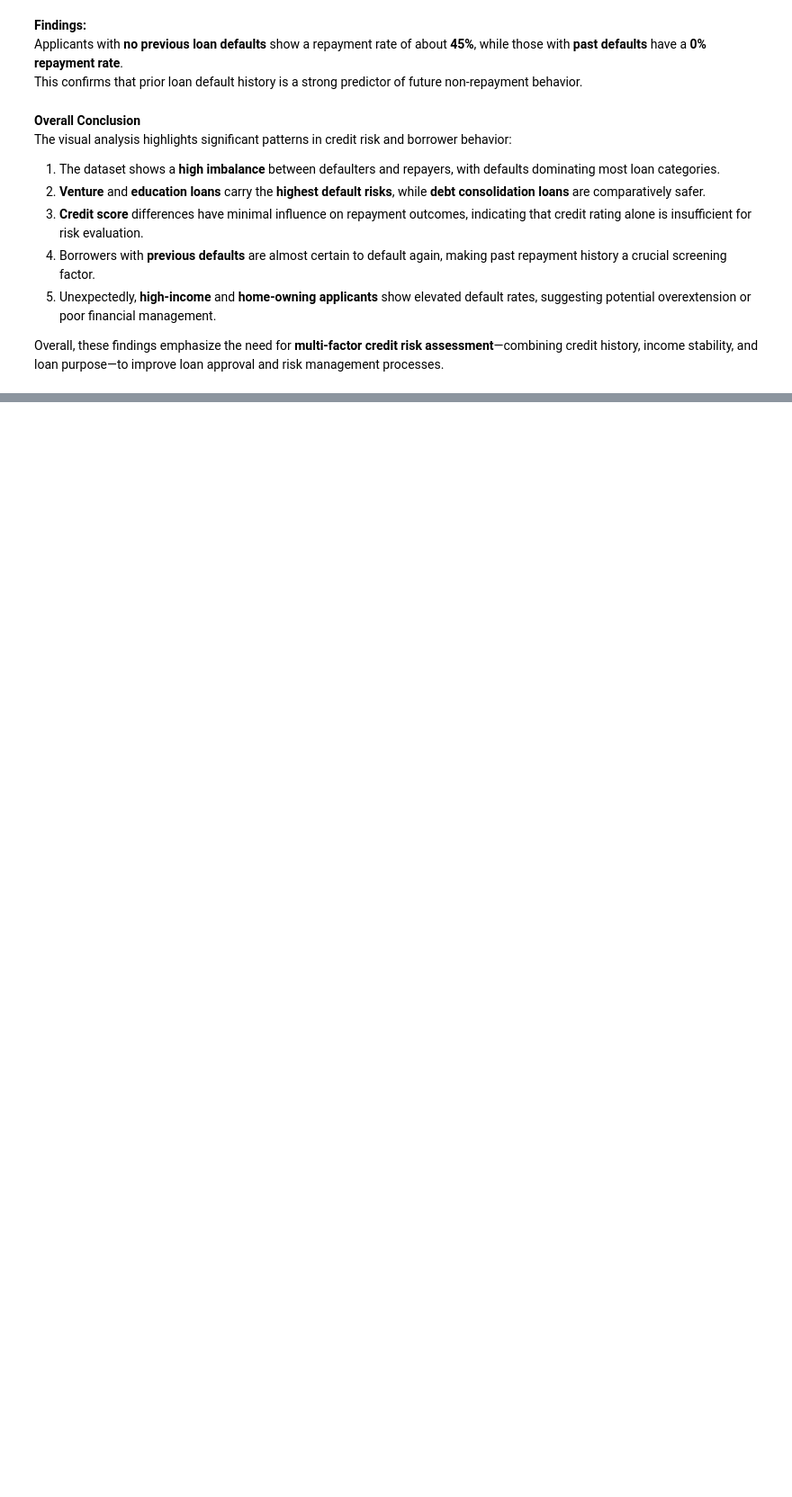
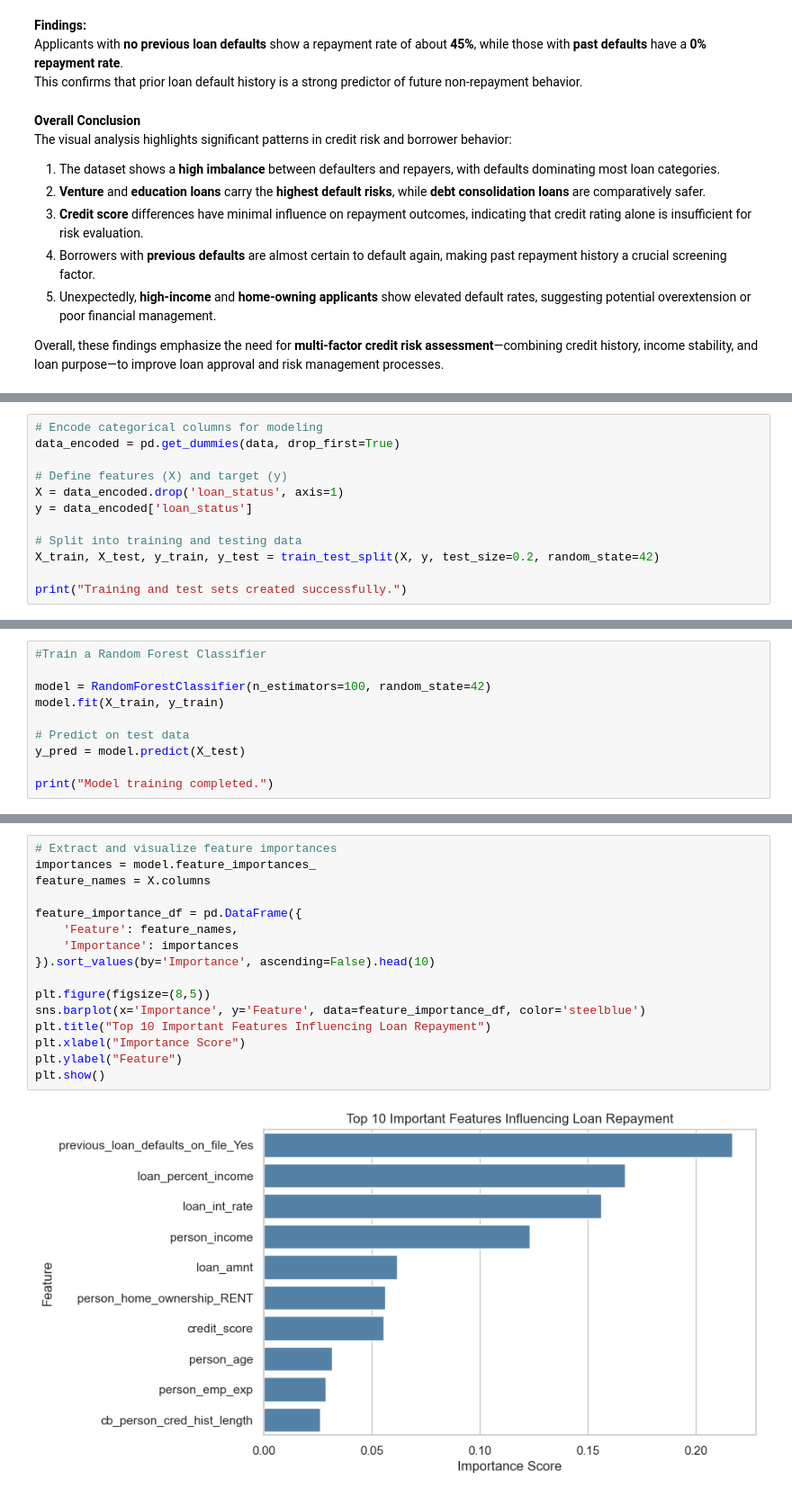
Before and after one commit to LinetLydia/Bank_Loans_Analysis, a Jupyter notebook: bank_loan.ipynb, the cells around one changed output, grey strips where cells are left out. Shown at 90% size. Saved outputs shown, nothing was run; the diff lists cells and outputs as text; blank space fills up the shorter version.

Commit message:
Predictive Modeling (Credit Risk Classification)

```diff
--- a/bank_loan.ipynb
+++ b/bank_loan.ipynb
@@ -560,0 +571,12 @@ Overall, these findings emphasize the need for **multi-factor credit risk assess
+# %%
+# Encode categorical columns for modeling
+data_encoded = pd.get_dummies(data, drop_first=True)
+
+# Define features (X) and target (y)
+X = data_encoded.drop('loan_status', axis=1)
+y = data_encoded['loan_status']
+
+# Split into training and testing data
+X_train, X_test, y_train, y_test = train_test_split(X, y, test_size=0.2, random_state=42)
+
+print("Training and test sets created successfully.")
@@ -560,0 +585,10 @@ Overall, these findings emphasize the need for **multi-factor credit risk assess
+# %%
+#Train a Random Forest Classifier
+
+model = RandomForestClassifier(n_estimators=100, random_state=42)
+model.fit(X_train, y_train)
+
+# Predict on test data
+y_pred = model.predict(X_test)
+
+print("Model training completed.")
@@ -560,0 +639,18 @@ Overall, these findings emphasize the need for **multi-factor credit risk assess
+# %%
+# Extract and visualize feature importances
+importances = model.feature_importances_
+feature_names = X.columns
+
+feature_importance_df = pd.DataFrame({
+    'Feature': feature_names,
+    'Importance': importances
+}).sort_values(by='Importance', ascending=False).head(10)
+
+plt.figure(figsize=(8,5))
+sns.barplot(x='Importance', y='Feature', data=feature_importance_df, color='steelblue')
+plt.title("Top 10 Important Features Influencing Loan Repayment")
+plt.xlabel("Importance Score")
+plt.ylabel("Feature")
+plt.show()
+# %% [output]
+[figure, added]
```
Also changed, not shown: parts of 8 cells of this notebook.
